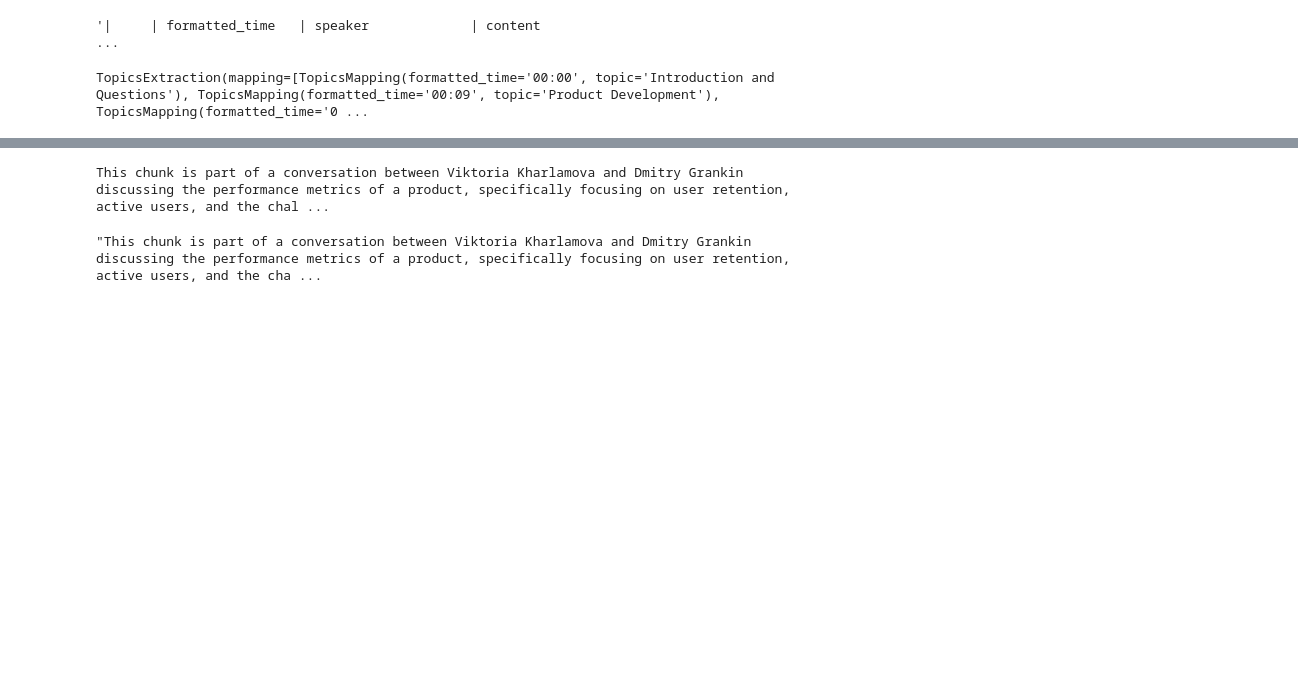
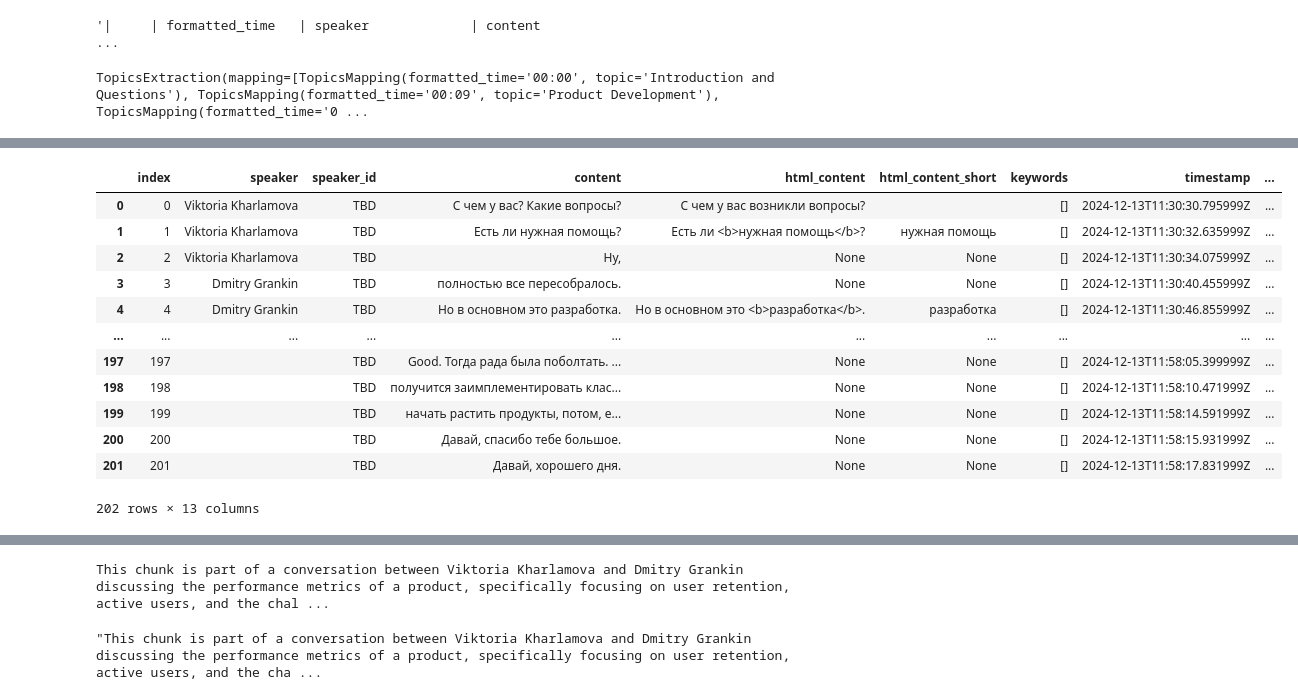
Before and after one commit to Vexa-ai/vexa-engine, a Jupyter notebook: 14_rag.ipynb, the cells around one changed output, grey strips where cells are left out. Cells and saved outputs as stored; diff of their text form; code cells hidden in the pictures; blank space fills up the shorter version.

```diff
--- a/14_rag.ipynb
+++ b/14_rag.ipynb
@@ -71,6 +71,22 @@ topics_df = pd.DataFrame([{"formatted_time": m.formatted_time, "topic": m.topic}
 
 # Merge with original df
 df = df.merge(topics_df, on='formatted_time', how='left')
+# %%
+df
+# %% [output]
+|  | index | speaker | speaker_id | content | html_content | html_content_short | keywords | timestamp | ... |
+| 0 | 0 | Viktoria Kharlamova | TBD | С чем у вас? Какие вопросы? | С чем у вас возникли вопросы? |  | [] | 2024-12-13T11:30:30.795999Z | ... |
+| 1 | 1 | Viktoria Kharlamova | TBD | Есть ли нужная помощь? | Есть ли <b>нужная помощь</b>? | нужная помощь | [] | 2024-12-13T11:30:32.635999Z | ... |
+| 2 | 2 | Viktoria Kharlamova | TBD | Ну, | None | None | [] | 2024-12-13T11:30:34.075999Z | ... |
+| 3 | 3 | Dmitry Grankin | TBD | полностью все пересобралось. | None | None | [] | 2024-12-13T11:30:40.455999Z | ... |
+| 4 | 4 | Dmitry Grankin | TBD | Но в основном это разработка. | Но в основном это <b>разработка</b>. | разработка | [] | 2024-12-13T11:30:46.855999Z | ... |
+| ... | ... | ... | ... | ... | ... | ... | ... | ... | ... |
+| 197 | 197 |  | TBD | Good. Тогда рада была поболтать. ... | None | None | [] | 2024-12-13T11:58:05.399999Z | ... |
+| 198 | 198 |  | TBD | получится заимплементировать клас... | None | None | [] | 2024-12-13T11:58:10.471999Z | ... |
+| 199 | 199 |  | TBD | начать растить продукты, потом, е... | None | None | [] | 2024-12-13T11:58:14.591999Z | ... |
+| 200 | 200 |  | TBD | Давай, спасибо тебе большое. | None | None | [] | 2024-12-13T11:58:15.931999Z | ... |
+| 201 | 201 |  | TBD | Давай, хорошего дня. | None | None | [] | 2024-12-13T11:58:17.831999Z | ... |
+202 rows × 13 columns
 # %%
 pd.set_option('display.max_colwidth', None)
 pd.set_option('display.max_rows', None)
```
Also changed, not shown: parts of 2 cells of this notebook, 20 other files.
